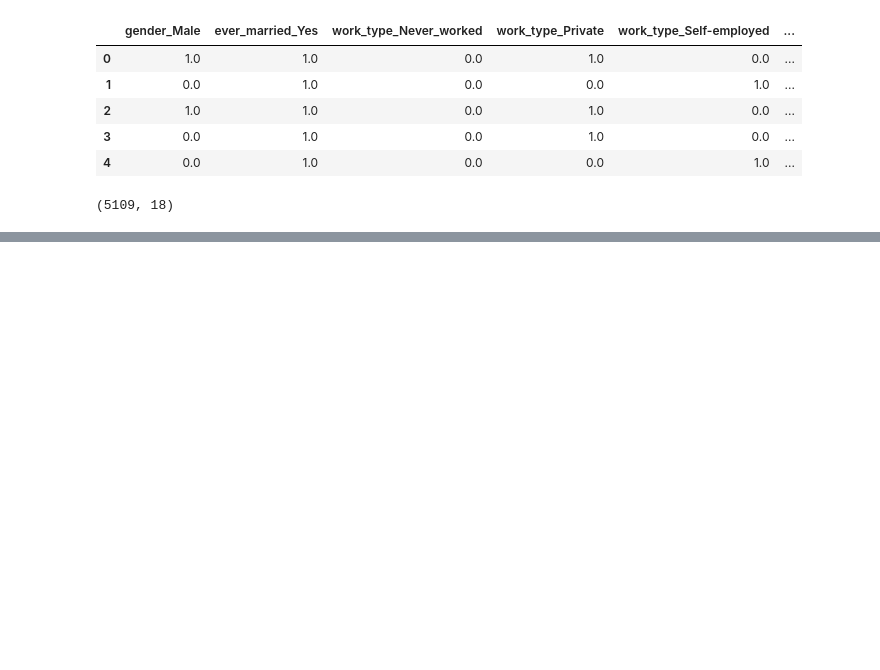
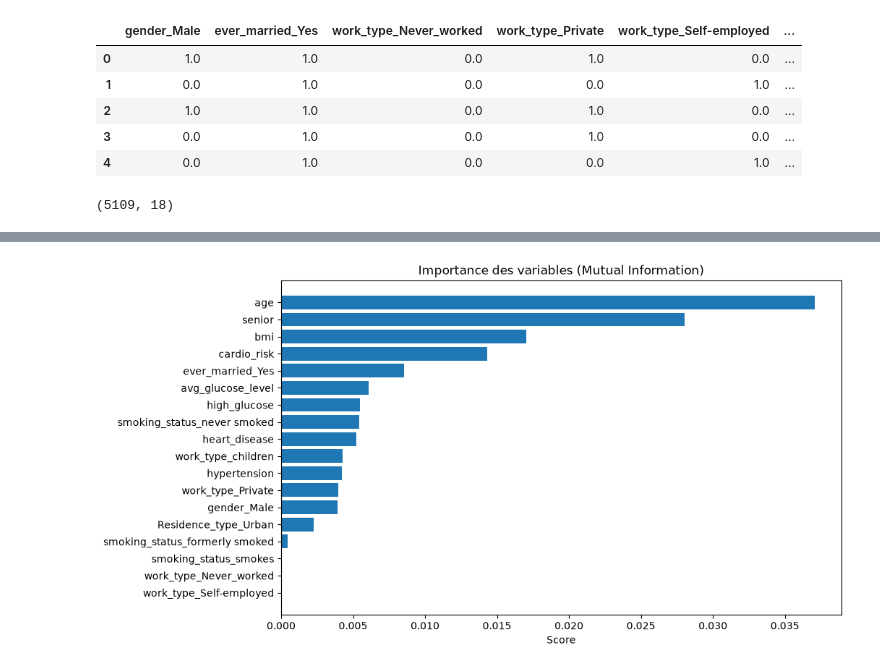
Before and after one commit to Audrey-Djomi/Pr-diction-du-risque-d-AVC-par-Machine-Learning, a Jupyter notebook: notebooks/03_feature_engineering.ipynb, the cells around one changed output, grey strips where cells are left out. Saved outputs shown, nothing was run; the diff lists cells and outputs as text; code cells hidden in the pictures; blank space fills up the shorter version.

Commit message:
mutual information

```diff
--- a/notebooks/03_feature_engineering.ipynb
+++ b/notebooks/03_feature_engineering.ipynb
@@ -265,0 +270,22 @@ X_features.shape
+# %%
+# Vérifions si nos variables nous fourniront des informations utiles pour prédire notre variable cible
+# nous allons calculer le score pour chacune de nos 18 variables
+
+mi_scores = mutual_info_classif(
+                    X_features,
+                    y,
+                    random_state= 42
+                            )
+# %%
+# nous allons construire un tableau pour ressencer nos scores
+mi_df = pd.DataFrame({
+       "Variables" : X_features.columns,
+       "Scores" : mi_scores
+            })
+
+mi_df = mi_df.sort_values(
+                        by="Scores",
+                        ascending= False
+                        )
+
+mi_df
@@ -265,0 +310,17 @@ X_features.shape
+# %%
+# nous pouvons faire une représentation graphique pour un meilleur visuel
+plt.figure(figsize=(10,6))
+
+plt.barh(
+    mi_df["Variables"],
+    mi_df["Scores"]
+)
+
+plt.gca().invert_yaxis()
+
+plt.title("Importance des variables (Mutual Information)")
+plt.xlabel("Score")
+
+plt.show()
+# %% [output]
+[figure, added]
```
Also changed, not shown: parts of 3 cells of this notebook.
